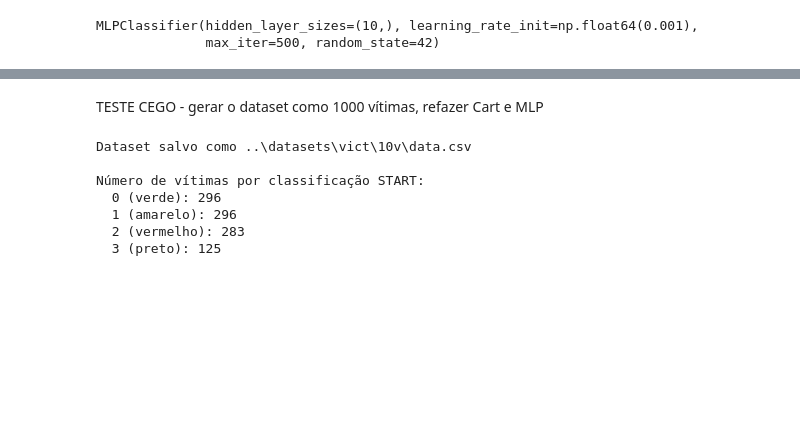
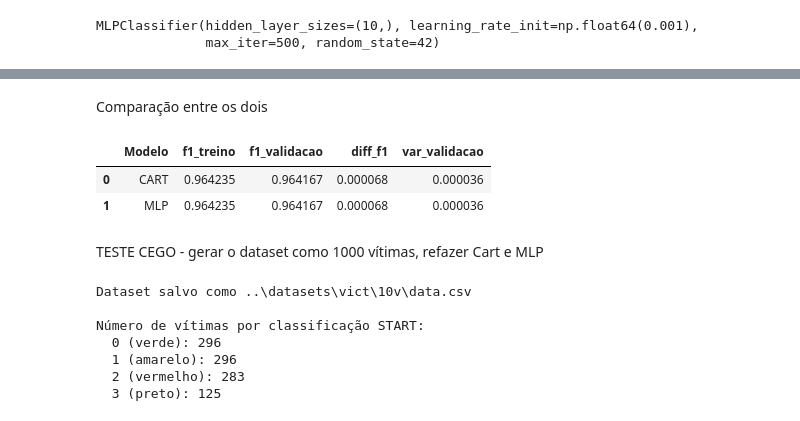
Before and after one commit to MatheusLoureiro2003/Classificao-Sistemas-Inteligentes, a Jupyter notebook: data_creation/Classificacao.ipynb, the cells around one changed output, grey strips where cells are left out. Drawn from its saved outputs; the diff is of its cells as text; code cells hidden in the pictures; blank space fills up the shorter version.

```diff
--- a/data_creation/teste.ipynb
+++ b/data_creation/Classificacao.ipynb
@@ -389,3 +396,34 @@ MLPClassifier(hidden_layer_sizes=(10,), learning_rate_init=np.float64(0.001),
+# %% [markdown]
+Comparação entre os dois
+# %%
+melhor_cart = df_resultados_cart.iloc[0]
+melhor_mlp = df_resultados_mlp.iloc[0]
+
+comparacao = pd.DataFrame({
+    "Modelo": ["CART", "MLP"],
+    "f1_treino": [
+        melhor_cart["f1_treino_medio"],
+        melhor_mlp["f1_train_medio"]
+    ],
+    "f1_validacao": [
+        melhor_cart["f1_val_medio"],
+        melhor_mlp["f1_val_medio"]
+    ],
+    "diff_f1": [
+        melhor_cart["diff_f1"],
+        melhor_mlp["diff_f1"]
+    ],
+    "var_validacao": [
+        melhor_cart["var_vali"],
+        melhor_mlp["var_val"]
+    ]
+})
+
+display(comparacao)
+# %% [output]
+|  | Modelo | f1_treino | f1_validacao | diff_f1 | var_validacao |
+| 0 | CART | 0.964235 | 0.964167 | 0.000068 | 0.000036 |
+| 1 | MLP | 0.964235 | 0.964167 | 0.000068 | 0.000036 |
 # %% [markdown]
 TESTE CEGO - gerar o dataset como 1000 vítimas, refazer Cart e MLP
 # %%
```
Also changed, not shown: parts of 4 cells of this notebook, 2 other files.
